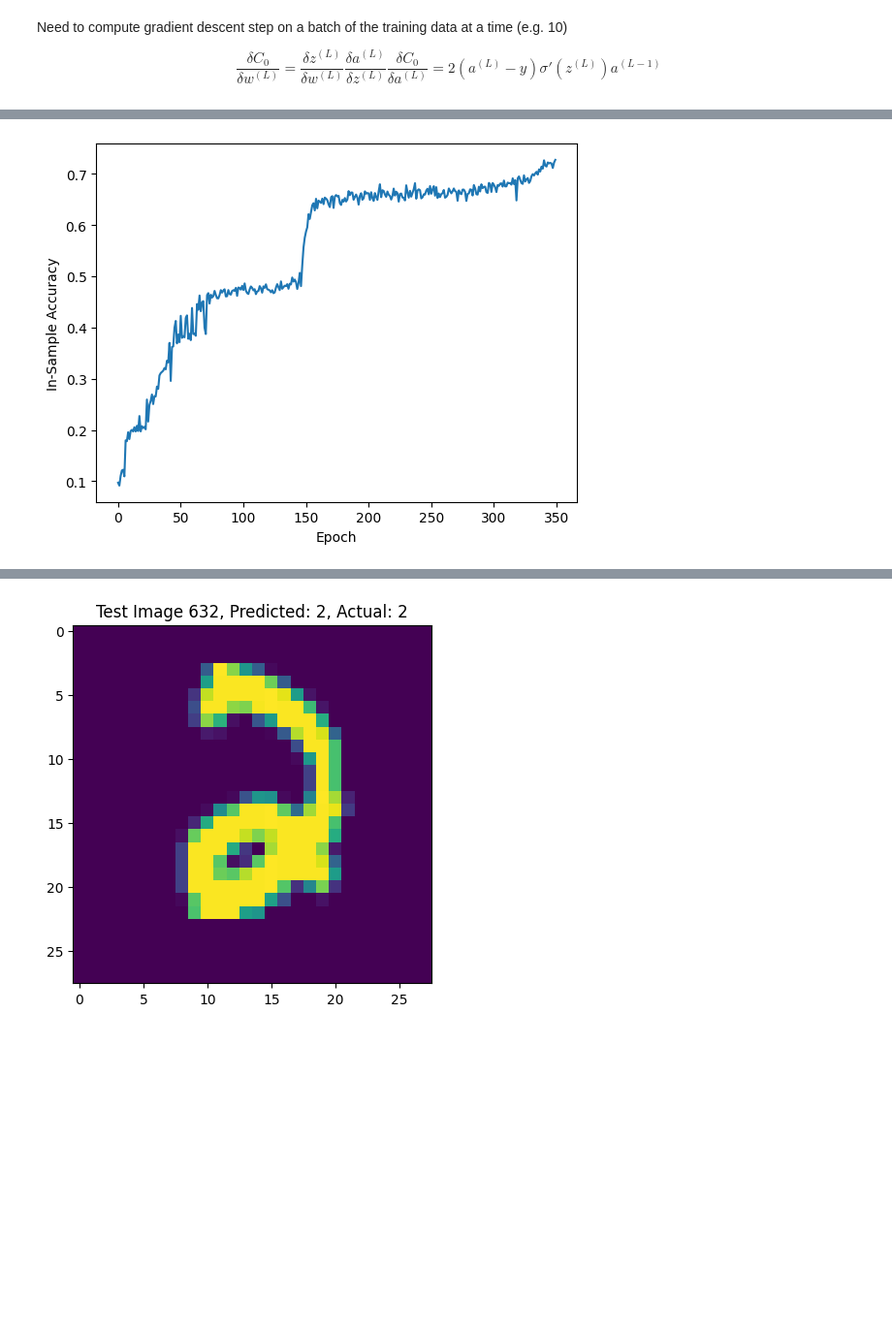
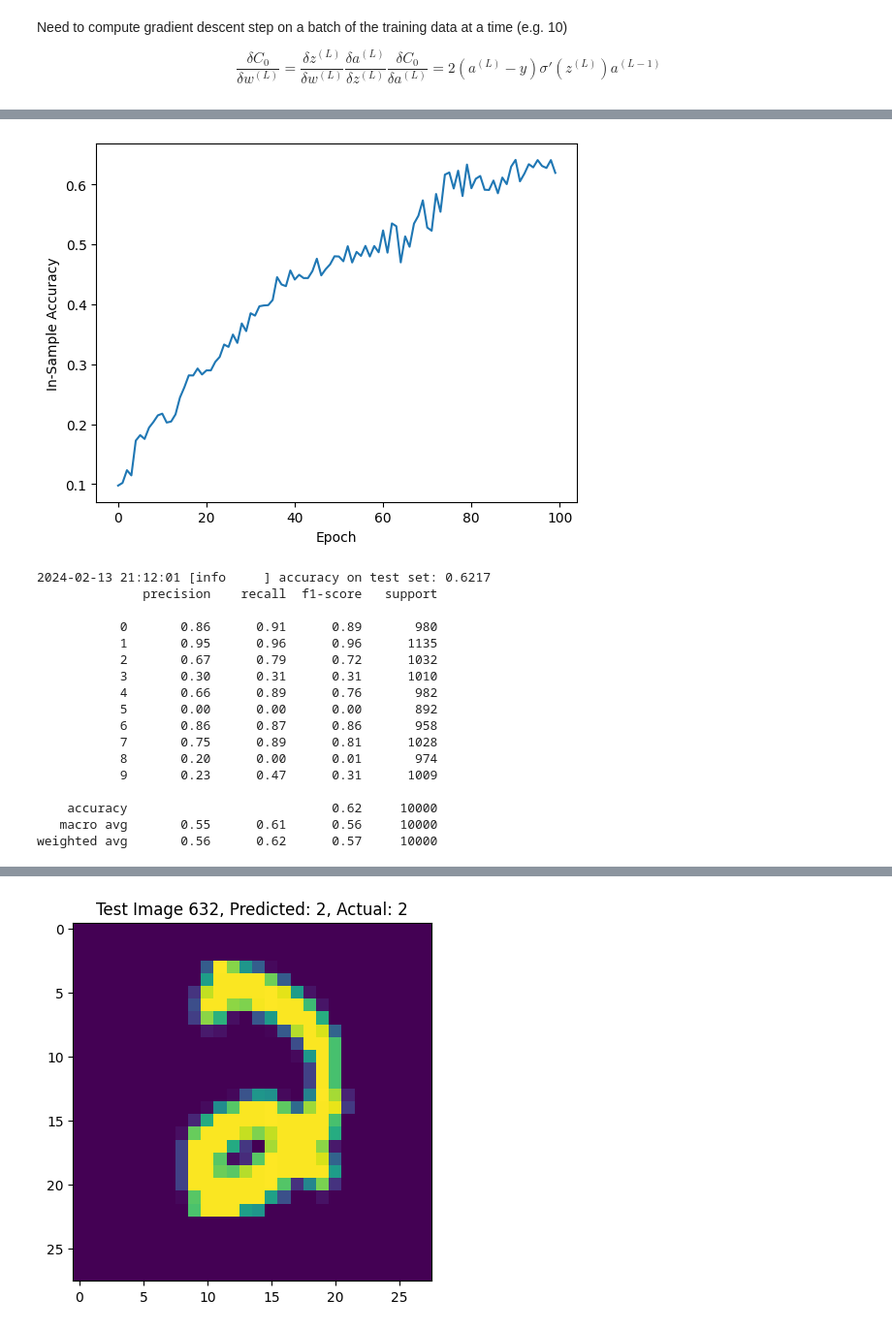
Before and after one commit to petermnhull/neural-network-scratch, a Jupyter notebook: notebooks/notebook.ipynb, the cells around one changed output, grey strips where cells are left out. Shown at 97% size. Saved outputs shown, nothing was run; the diff lists cells and outputs as text; code cells hidden in the pictures; blank space fills up the shorter version.

```diff
--- a/notebooks/notebook.ipynb
+++ b/notebooks/notebook.ipynb
@@ -51,7 +51,10 @@ LOGGER.info("normalised images")
 # %%
 from neural_network_scratch import Sample
 
-train = [Sample(image=train_images[i], label=train_labels[i]) for i in range(len(train_images))]
+train = [
+    Sample(values=train_images[i].flatten(), label=train_labels[i])
+    for i in range(len(train_images))
+]
 # %%
 idx = 0
 plt.imshow(train_images[idx])
@@ -93,7 +98,7 @@ network = Network(
 
 accuracies = network.train(
     train,
-    epochs=350,
+    epochs=100,
     batch_size=100,
     learning_rate=0.3,
 )
@@ -111,7 +116,30 @@ accuracies = network.train(
 # %%
 plt.plot(accuracies)
 plt.xlabel("Epoch")
 plt.ylabel("In-Sample Accuracy")
 plt.show()
+
+predictions = [network.predict(x.flatten()) for x in test_images]
+
+LOGGER.info(f"accuracy on test set: {accuracy_score(test_labels, predictions)}")
+
+print(classification_report(test_labels, predictions, zero_division=np.nan))
 # %% [output]
-[figure, old version]
+[figure, new version]
+2024-02-13 21:12:01 [info     ] accuracy on test set: 0.6217
+              precision    recall  f1-score   support
+
+           0       0.86      0.91      0.89       980
+           1       0.95      0.96      0.96      1135
+           2       0.67      0.79      0.72      1032
+           3       0.30      0.31      0.31      1010
+           4       0.66      0.89      0.76       982
+           5       0.00      0.00      0.00       892
+           6       0.86      0.87      0.86       958
+           7       0.75      0.89      0.81      1028
+           8       0.20      0.00      0.01       974
+           9       0.23      0.47      0.31      1009
+
+    accuracy                           0.62     10000
+   macro avg       0.55      0.61      0.56     10000
+weighted avg       0.56      0.62      0.57     10000
```
Also changed, not shown: parts of 8 cells of this notebook, 3 other files.
